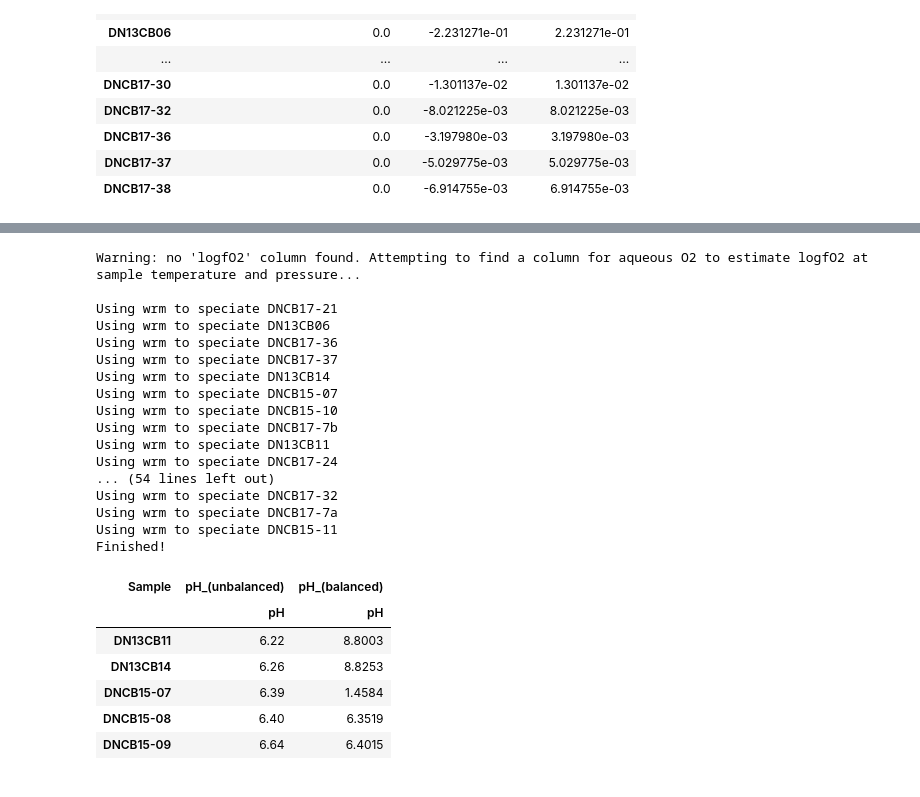
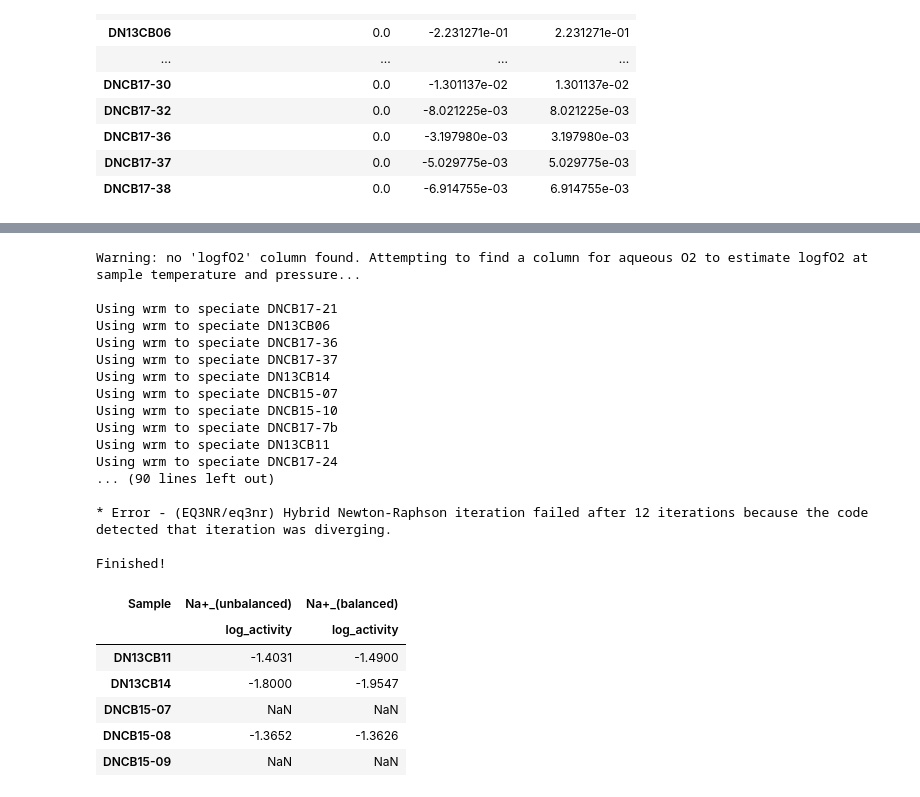
Before and after one commit to worm-portal/WORM-Library, a Jupyter notebook: 3-Aqueous-Speciation/3-Charge-Balancing/Charge-Balancing.ipynb, the cells around one changed output, grey strips where cells are left out. Cells and saved outputs as stored; diff of their text form; code cells hidden in the pictures.

```diff
--- a/3-Aqueous-Speciation/3-Charge-Balancing/Charge-Balancing.ipynb
+++ b/3-Aqueous-Speciation/3-Charge-Balancing/Charge-Balancing.ipynb
@@ -74,12 +82,14 @@ It is possible to compare charge-balanced and non-charge-balanced speciation res
 # %%
+# unbalanced speciation
 unbalanced_speciation = ae.speciate(input_filename="peru.csv",
                          exclude=["Year", "Area"],
                          delete_generated_folders=True)
 
+# speciation balanced on Na+
 balanced_speciation = ae.speciate(input_filename="peru.csv",
                          exclude=["Year", "Area"],
                          delete_generated_folders=True,
-                         charge_balance_on='H+')
+                         charge_balance_on='Na+')
 # %% [output]
 Warning: no 'logfO2' column found. Attempting to find a column for aqueous O2 to estimate logfO2 at sample temperature and pressure...
 
@@ -93,10 +103,10 @@ Using wrm to speciate DNCB15-10
 Using wrm to speciate DNCB17-7b
 Using wrm to speciate DN13CB11
 Using wrm to speciate DNCB17-24
-... (54 lines left out)
-Using wrm to speciate DNCB17-32
-Using wrm to speciate DNCB17-7a
-Using wrm to speciate DNCB15-11
+... (90 lines left out)
+
+* Error - (EQ3NR/eq3nr) Hybrid Newton-Raphson iteration failed after 12 iterations because the code detected that iteration was diverging.
+
 Finished!
 # %%
 # This cell takes the balanced and unbalanced
@@ -121,19 +131,14 @@ output_df_balanced.columns = [(col[0]+"_(balanced)", col[1]) for col in output_c
 output_df_all = pd.concat([input_df, output_df_unbalanced, output_df_balanced], axis=1)
 cbal_comparison = copy.deepcopy(unbalanced_speciation)
 cbal_comparison.report = output_df_all
-# %%
-# create columns for unbalanced and balanced pH
-cbal_comparison.report[("pH_(unbalanced)", "pH")] = cbal_comparison.report["pH"]
-cbal_comparison.report[("pH_(balanced)", "pH")] = -cbal_comparison.report["H+_(balanced)"]
 # %%
-# compare starting pH, unbalanced H+ log activity, and balanced H+ log actvity
-# (only show the first 5 samples of a dataframe with .head())
-cbal_comparison.lookup(['pH_(unbalanced)', 'pH_(balanced)']).head()
+# compare samples before and after balancing on Na+. Display only the first five rows with .head()
+cbal_comparison.lookup(["Na+_(unbalanced)", "Na+_(balanced)"]).head()
 # %% [output]
-| Sample | pH_(unbalanced) | pH_(balanced) |
-|  | pH | pH |
-| DN13CB11 | 6.22 | 8.8003 |
-| DN13CB14 | 6.26 | 8.8253 |
-| DNCB15-07 | 6.39 | 1.4584 |
-| DNCB15-08 | 6.40 | 6.3519 |
-| DNCB15-09 | 6.64 | 6.4015 |
+| Sample | Na+_(unbalanced) | Na+_(balanced) |
+|  | log_activity | log_activity |
+| DN13CB11 | -1.4031 | -1.4900 |
+| DN13CB14 | -1.8000 | -1.9547 |
+| DNCB15-07 | NaN | NaN |
+| DNCB15-08 | -1.3652 | -1.3626 |
+| DNCB15-09 | NaN | NaN |
```
Also changed, not shown: parts of 6 cells of this notebook, 10 other files.
